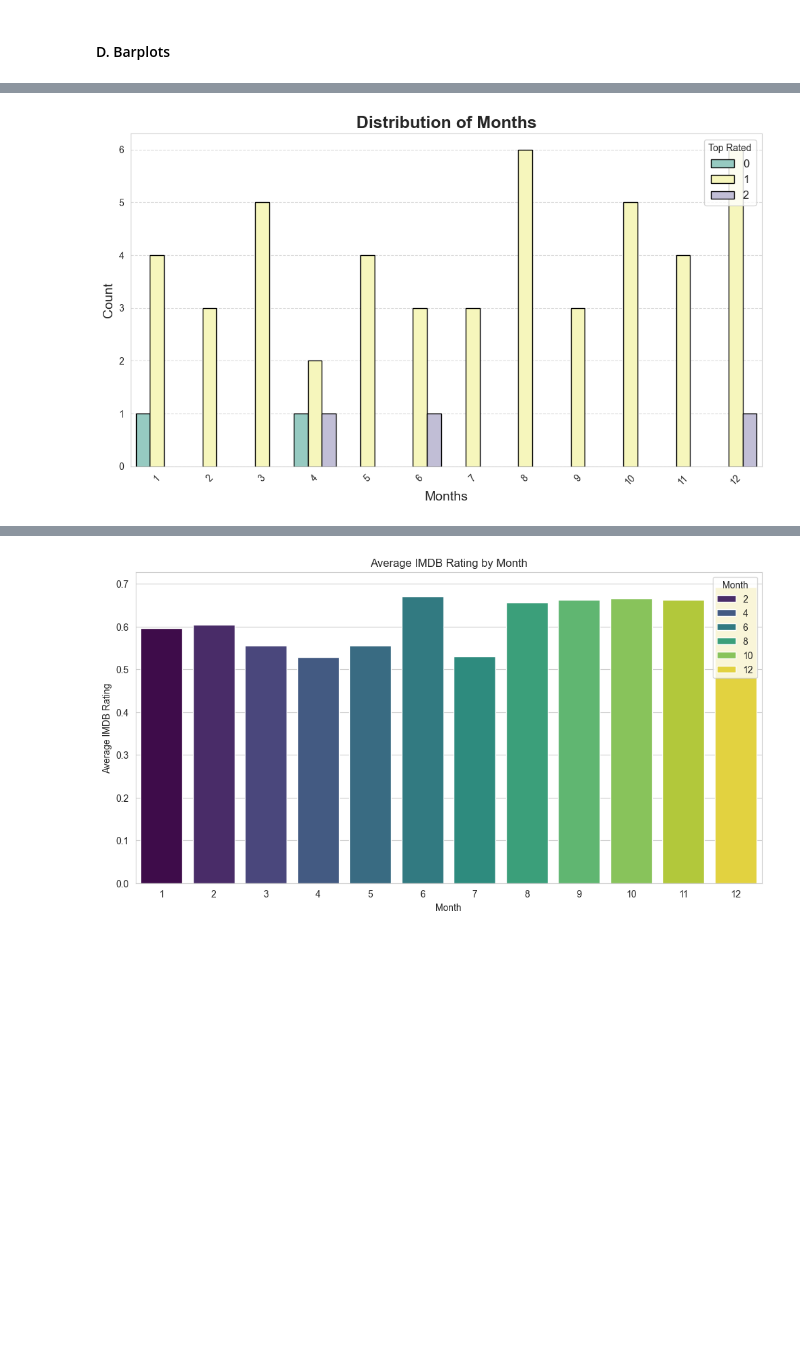
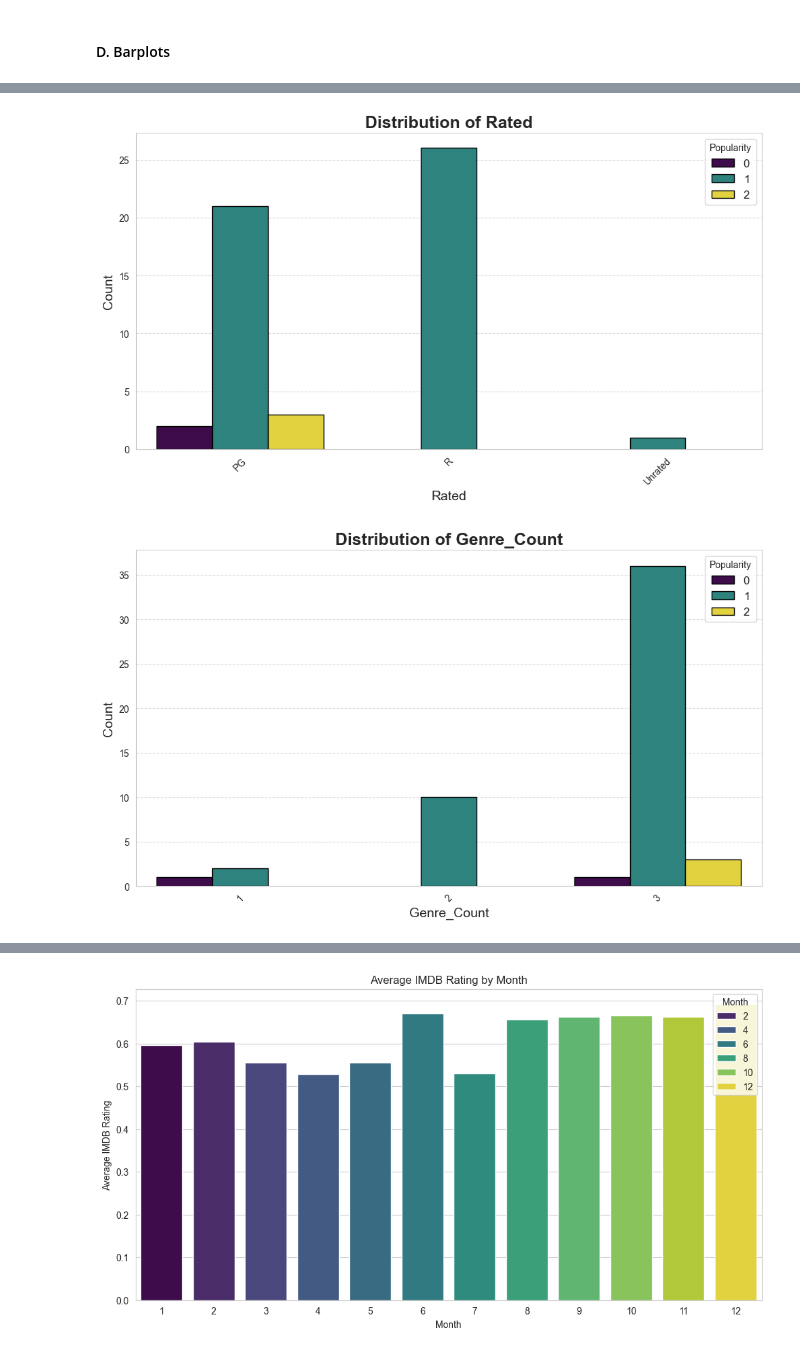
Before and after one commit to pegahbkz/neon-movies, a Jupyter notebook: audience-analysis.ipynb, the cells around one changed output, grey strips where cells are left out. Saved outputs shown, nothing was run; the diff lists cells and outputs as text; code cells hidden in the pictures; blank space fills up the shorter version.

```diff
--- a/audience-analysis.ipynb
+++ b/audience-analysis.ipynb
@@ -741,16 +765,0 @@ numerical_columns = ["Year", "Runtime", "IMDB_Rating", "IMDB_Votes", "Box_Office
-# %%
-import matplotlib.pyplot as plt
-import seaborn as sns
-
-sns.set_style("whitegrid")
-palette = sns.color_palette("husl", len(numerical_columns))
-
-fig, axes = plt.subplots(nrows=len(numerical_columns), ncols=1, figsize=(15, 5 * len(numerical_columns)))
-for ax, col, color in zip(axes, numerical_columns, palette):
-    sns.histplot(processed_df_filtered[col], kde=True, ax=ax, color=color)
-    ax.set_title(col, fontsize=14)
-    ax.set_xlabel(col, fontsize=12)
-    ax.set_ylabel('Frequency', fontsize=12)
-    ax.tick_params(axis='x', rotation=45)
-plt.tight_layout()
-plt.show()
@@ -759,12 +766,18 @@ plt.show()
 # %%
-fig, axes = plt.subplots(nrows=len(numerical_columns), ncols=1, figsize=(15, 5 * len(numerical_columns)))
+# Function: plot_boxplots
+# Description: plots boxplots for numerical data
+# Input: dataframe, numerical features (list)
+# Output: boxplots
+# Example Usage: plot_boxplots(df, features)
+def plot_boxplots(df, features):
+    fig, axes = plt.subplots(nrows=len(features), ncols=1, figsize=(15, 5 * len(features)))
 
-for ax, col, color in zip(axes, numerical_columns, palette):
-    sns.boxplot(x=processed_df_filtered[col], ax=ax, color=color)
-    ax.set_title(col, fontsize=14)
-    ax.set_xlabel(col, fontsize=12)
-    ax.set_ylabel('Value', fontsize=12)
-    ax.tick_params(axis='x', rotation=45)
+    for ax, col, color in zip(axes, features, palette):
+        sns.boxplot(x=df[col], ax=ax, color=color)
+        ax.set_title(col, fontsize=14)
+        ax.set_xlabel(col, fontsize=12)
+        ax.set_ylabel('Value', fontsize=12)
+        ax.tick_params(axis='x', rotation=45)
 
-plt.tight_layout()
-plt.show()
+    plt.tight_layout()
+    plt.show()
@@ -915,25 +886,8 @@ plt.show()
-# %%
-fig, ax = plt.subplots(figsize=(10, 6))
-
-sns.countplot(
-    data=normalized_df_filtered_searches,
-    x="Month",
-    hue="Top_Rated",
-    palette="Set3",
-    edgecolor='black',
-    ax=ax,
-    dodge=True
-)
-
-ax.set_title("Distribution of Months", fontsize=18, fontweight='bold')
-ax.set_xlabel("Months", fontsize=14)
-ax.set_ylabel("Count", fontsize=14)
-
-ax.tick_params(axis='x', rotation=45)
-ax.grid(axis='y', linestyle='--', alpha=0.7)
-ax.legend(title="Top Rated", loc='upper right', fontsize=12)
-
-plt.tight_layout()
-plt.show()
-# %% [output]
-[figure, removed]
+# %%
+plot_countplot(normalized_df_filtered_searches, "Rated", "Popularity")
+plot_countplot(normalized_df_filtered_searches, "Genre_Count", "Popularity")
+plot_countplot(normalized_df_filtered_searches, "Decade", "Popularity")
+plot_countplot(normalized_df_filtered_searches, "Month", "Popularity")
+# %% [output]
+[figure, added]
+[figure, added]
```
Also changed, not shown: parts of 36 cells of this notebook.
